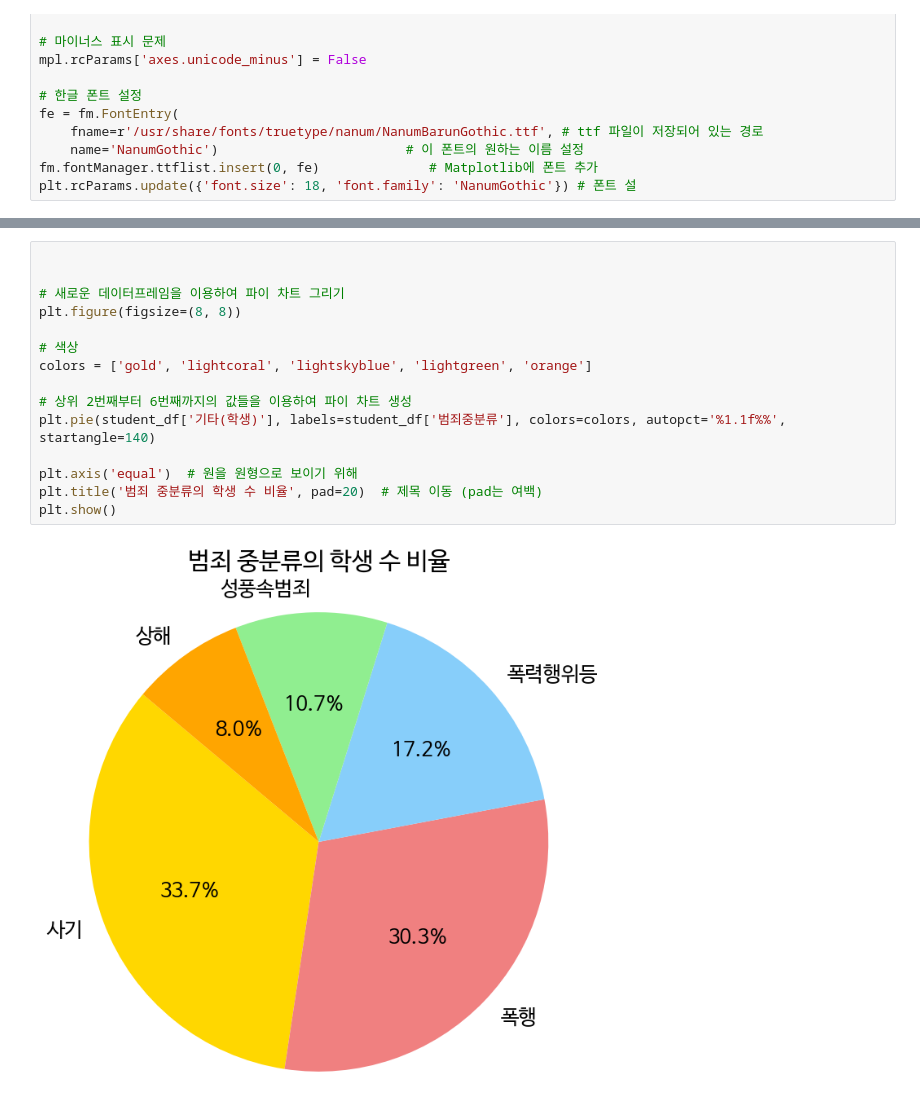
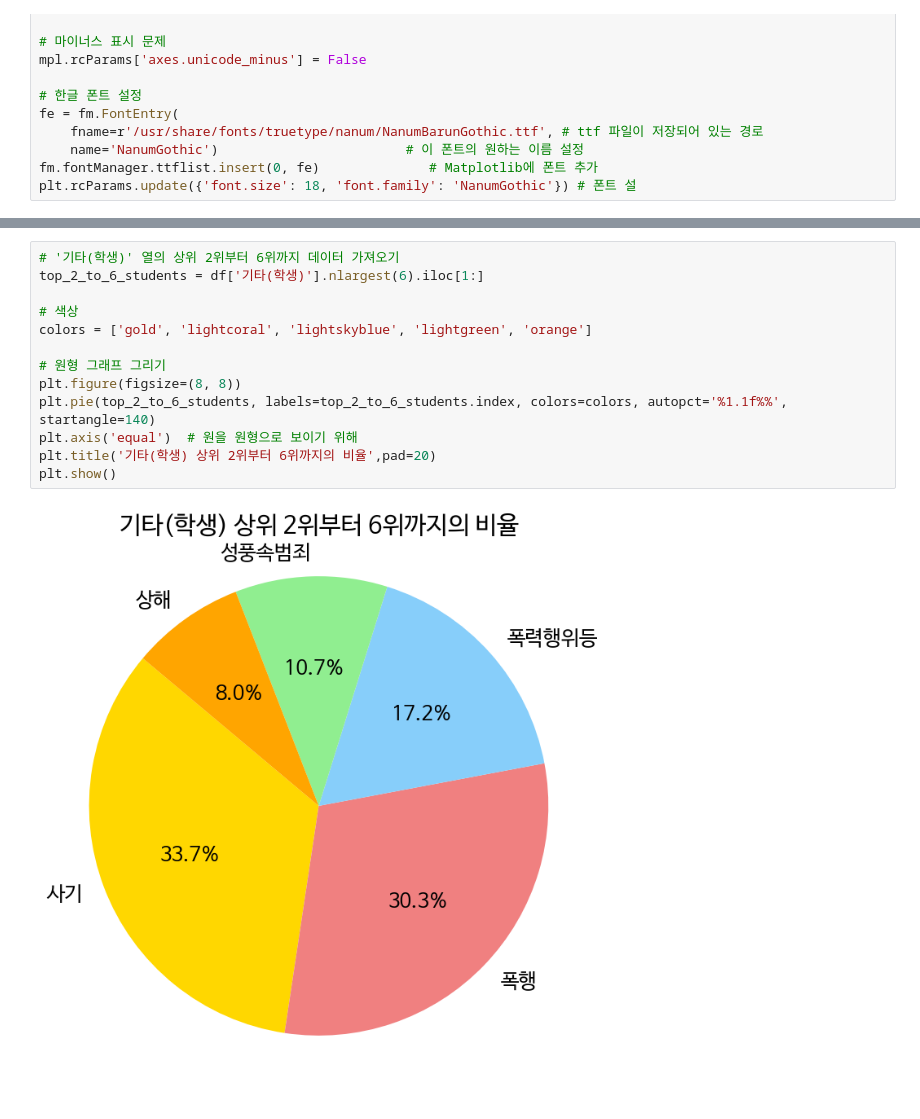
Before and after one commit to corin2junseo/AiProject, a Jupyter notebook: 기말프로젝트.ipynb, the cells around one changed output, grey strips where cells are left out. Cells and saved outputs as stored; diff of their text form.

```diff
--- a/기말프로젝트.ipynb
+++ b/기말프로젝트.ipynb
@@ -226,20 +166,18 @@ plt.show()
 # %%
-
-
-# 새로운 데이터프레임을 이용하여 파이 차트 그리기
-plt.figure(figsize=(8, 8))
+# '기타(학생)' 열의 상위 2위부터 6위까지 데이터 가져오기
+top_2_to_6_students = df['기타(학생)'].nlargest(6).iloc[1:]
 
 # 색상
 colors = ['gold', 'lightcoral', 'lightskyblue', 'lightgreen', 'orange']
 
-# 상위 2번째부터 6번째까지의 값들을 이용하여 파이 차트 생성
-plt.pie(student_df['기타(학생)'], labels=student_df['범죄중분류'], colors=colors, autopct='%1.1f%%', startangle=140)
-
+# 원형 그래프 그리기
+plt.figure(figsize=(8, 8))
+plt.pie(top_2_to_6_students, labels=top_2_to_6_students.index, colors=colors, autopct='%1.1f%%', startangle=140)
 plt.axis('equal')  # 원을 원형으로 보이기 위해
-plt.title('범죄 중분류의 학생 수 비율', pad=20)  # 제목 이동 (pad는 여백)
+plt.title('기타(학생) 상위 2위부터 6위까지의 비율',pad=20)
 plt.show()
 # %% [output]
-[figure, old version]
+[figure, new version]
 # %%
 import pandas as pd
 import seaborn as sns
```
Also changed, not shown: parts of 21 cells of this notebook.
